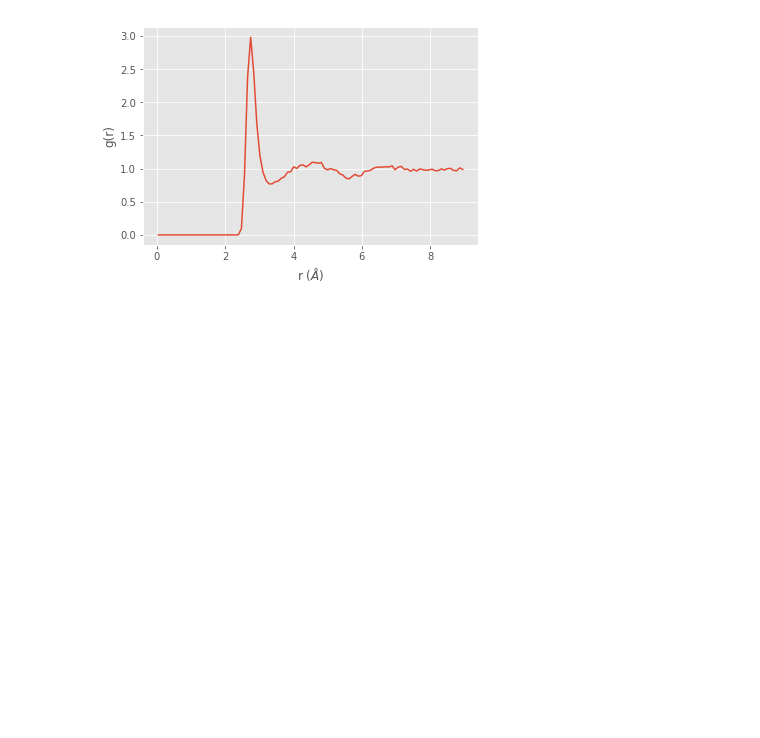
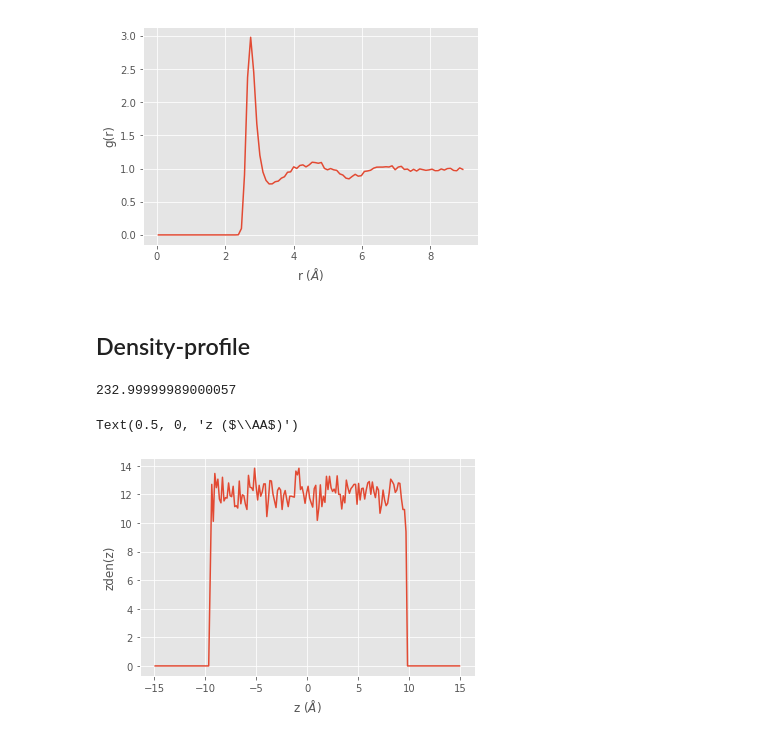
Before and after one commit to hghcomphys/atl, a Jupyter notebook: examples/atl_examples.ipynb, the cells around one changed output. Drawn from its saved outputs; the diff is of its cells as text; code cells hidden in the pictures; blank space fills up the shorter version.

Commit message:
add density profile example

```diff
--- a/examples/atl_examples.ipynb
+++ b/examples/atl_examples.ipynb
@@ -183,3 +183,5 @@ plt.xlabel(r'r ($\AA$)')
 # %% [output]
 Text(0.5,0,'r ($\\AA$)')
 [figure]
+# %% [markdown]
+## Density-profile
@@ -185,0 +194,13 @@ Text(0.5,0,'r ($\\AA$)')
+# %%
+zden = np.loadtxt('zden.dat')
+# print(gr)
+plt.plot(zden[:,0], zden[:,1])
+
+print(np.sum(zden[:,1])*(zden[1,0]-zden[0,0]))
+
+plt.ylabel('zden(z)')
+plt.xlabel(r'z ($\AA$)')
+# %% [output]
+232.99999989000057
+Text(0.5, 0, 'z ($\\AA$)')
+[figure, added]
```
Also changed, not shown: parts of 2 cells of this notebook.
